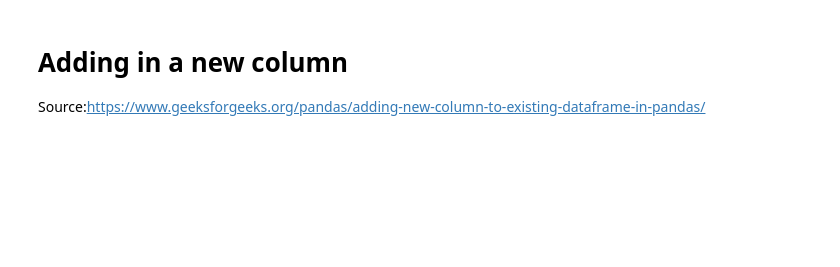
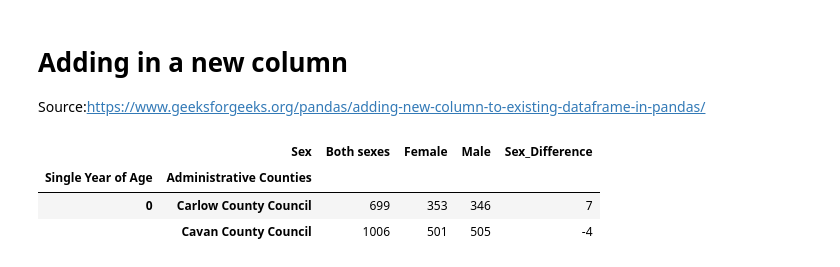
Before and after one commit to FaolanH/programming-for-data-analytics, a Jupyter notebook: pfda-assignments/assignment05_population.ipynb, the cells around one changed output. Saved outputs shown, nothing was run; the diff lists cells and outputs as text; code cells hidden in the pictures; blank space fills up the shorter version.

```diff
--- a/pfda-assignments/assignment05_population.ipynb
+++ b/pfda-assignments/assignment05_population.ipynb
@@ -405,5 +393,5 @@ dtype: int64
 # %%
 # Calculating the difference between sex
-sex_difference = female_regions['VALUE']-male_regions['VALUE']
-sex_difference
+regionsex_difference = df_regions['Female']-df_regions['Male']
+regionsex_difference
 # %% [output]
@@ -411,5 +410,0 @@ NameError: name 'female_regions' is not defined
-# %%
-df_regions = pd.pivot_table(df_regions,'VALUE',"Single Year of Age", 'Sex', 'Administrative Counties')
-# write out the entire file to local machine
-df_regions.to_csv(f"assignment05_regionspopulation_for_analysis.csv", float_format='%.0f')
-print (df_regions.head(2))
@@ -420,3 +410,0 @@ df_regions.head(2)
-# %%
-df_regions = df_regions.set_index (['Single Year of Age'])
-df_regions.head(10)
@@ -434,5 +412,10 @@ sex_difference
 # Adding in a new column
 Source:https://www.geeksforgeeks.org/pandas/adding-new-column-to-existing-dataframe-in-pandas/
 # %%
-df_regions['Sex_Difference'] = sex_difference
+df_regions['Sex_Difference'] = regionsex_difference
 df_regions.head(2)
+# %% [output]
+|  | Sex | Both sexes | Female | Male | Sex_Difference |
+| Single Year of Age | Administrative Counties |  |  |  |  |
+| 0 | Carlow County Council | 699 | 353 | 346 | 7 |
+|  | Cavan County Council | 1006 | 501 | 505 | -4 |
```
Also changed, not shown: parts of 12 cells of this notebook.
